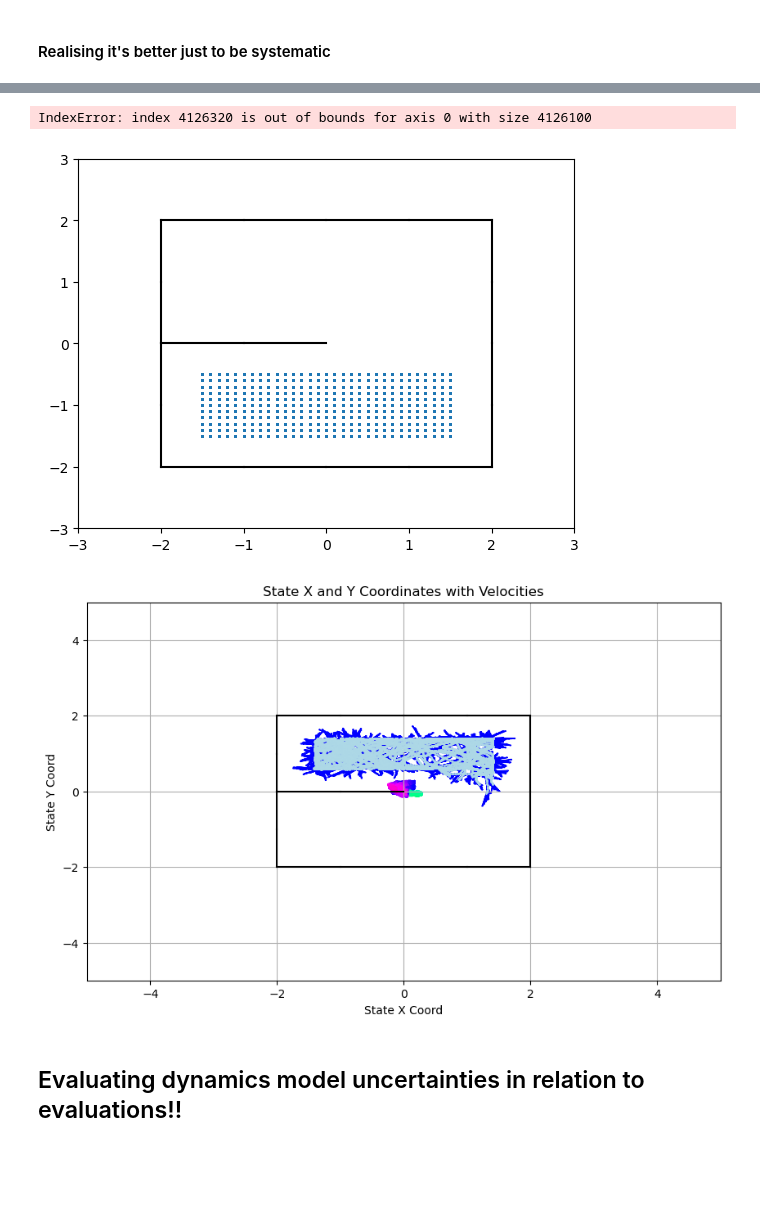
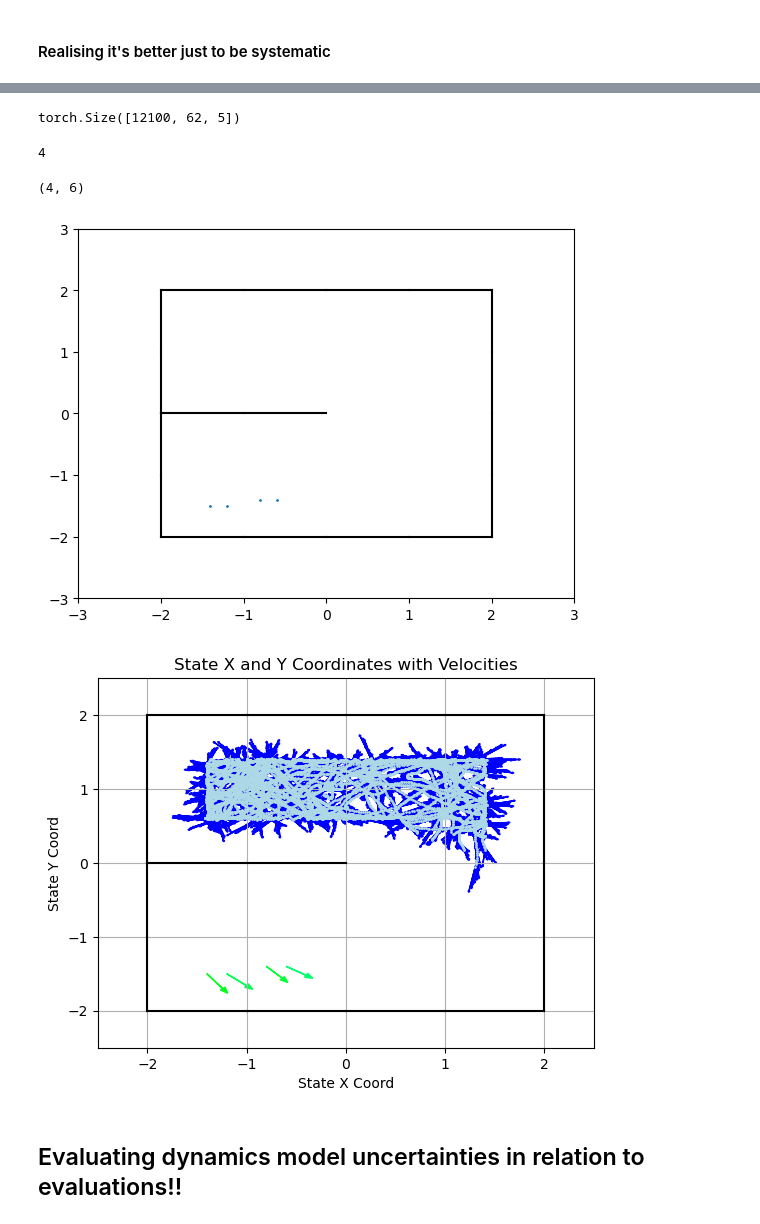
Before and after one commit to rickconci/DeepRL, a Jupyter notebook: MORel/Uncertainty_checks.ipynb, the cells around one changed output, grey strips where cells are left out. Saved outputs shown, nothing was run; the diff lists cells and outputs as text; code cells hidden in the pictures; blank space fills up the shorter version.

```diff
--- a/MORel/ideas.ipynb
+++ b/MORel/Uncertainty_checks.ipynb
@@ -814,7 +788,0 @@ torch.Size([266200, 62, 5])
-# %%
-all_predictions_reshaped = all_predictions.view(-1, 5).numpy()
-uncertainties = []
-for i in tqdm(range(len(all_predictions_reshaped))):
-    uncertainties.append(ensemble.usad(all_predictions_reshaped[i, :].reshape(-1, 1)))
-    #if i%165044 ==0:
-    #    print(i)
@@ -829,20 +793,45 @@ final_points.shape
+# %%
+predictions = []
+
+with torch.no_grad():
+    for states in tqdm(data_loader):
+        preds = ensemble.predict(states)
+        predictions.append(preds)
+
+# Concatenate all predictions
+all_predictions = torch.cat(predictions, dim=0)
+
+print(all_predictions.shape)
+# %% [output]
+torch.Size([12100, 62, 5])
+# %%
+all_predictions_reshaped = all_predictions.view(-1, 5).numpy()
+all_predictions_reshaped = all_predictions_reshaped.reshape(-1,4,5)
+# %%
+uncertainties = []
+for i in tqdm(range(all_predictions_reshaped.shape[0])):
+    uncertainties.append(ensemble.usad(all_predictions_reshaped[i,:, :]))
+# %%
+sum(uncertainties)
+# %% [output]
+4
 # %%
-final_points = final_points[np.where(uncertainties),:]
-final_points.shape
+final_points_selected = final_points[np.where(uncertainties),:].squeeze()
+final_points_selected.shape
 # %% [output]
-IndexError: index 4126320 is out of bounds for axis 0 with size 4126100
+(4, 6)
 # %%
 plt.figure()
-plt.plot(final_points[:,0], final_points[:,1], 'o', markersize= 0.1)
+plt.plot(final_points_selected[:,0], final_points_selected[:,1], 'o', markersize= 1)
 plot_maze(U_MAZE)
 plt.ylim(-3,3)
 plt.xlim(-3,3)
 
 plt.show()
 # %% [output]
-[figure, old version]
+[figure, new version]
 # %%
-plot_with_arrows_and_maze(train_trajectories_array, uncertain_loc_vel_systematic, coloured_arrows=True)
+plot_with_arrows_and_maze(train_trajectories_array, final_points_selected, coloured_arrows=True, lims = 2.5)
 plt.show()
 # %% [output]
-[figure, old version]
+[figure, new version]
```
Also changed, not shown: parts of 7 cells of this notebook, 4 other files.
